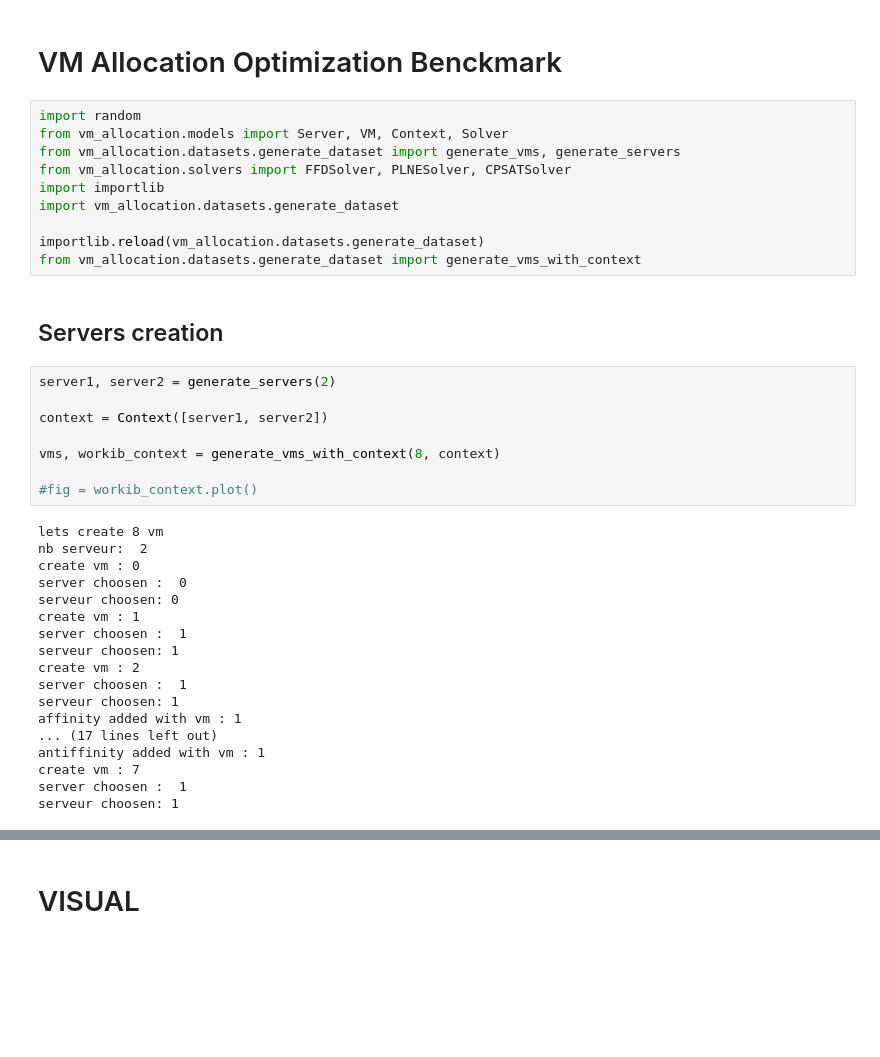
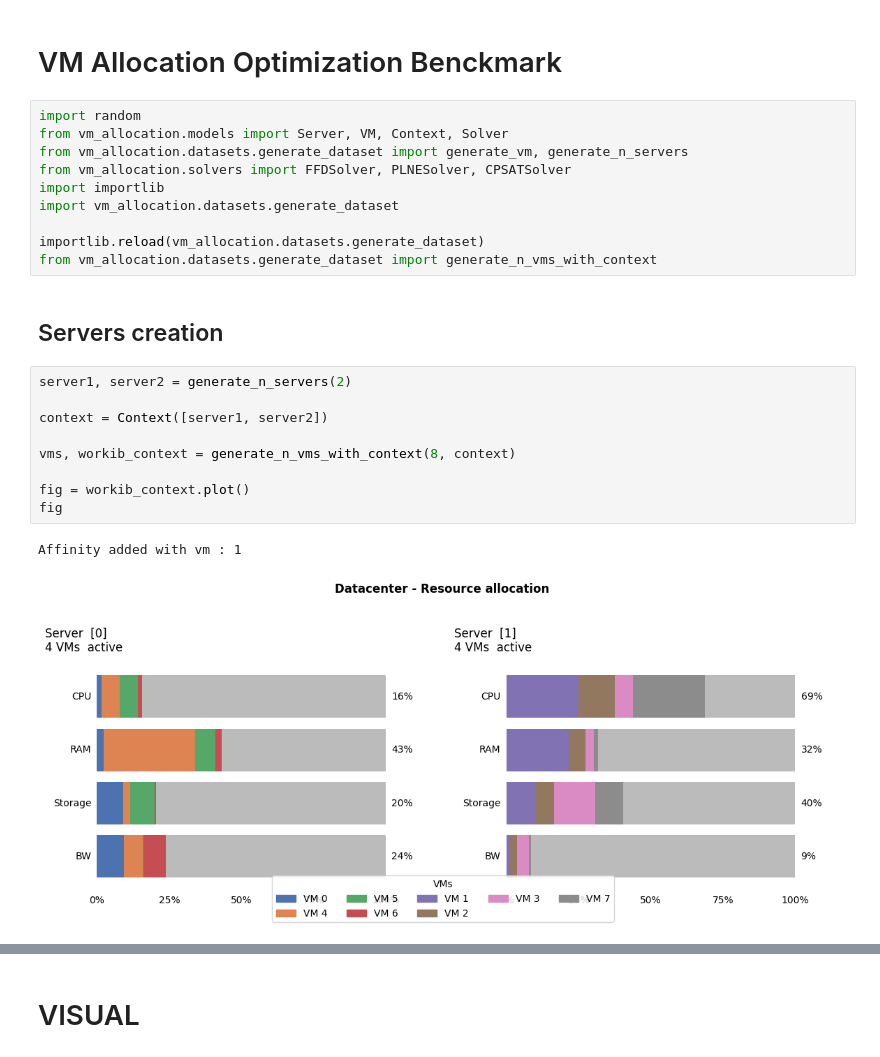
Before and after one commit to jsboigeEpita/2026-Epita-Programmation-par-Contraintes, a Jupyter notebook: d1/notebooks/benckmarck.ipynb, the cells around one changed output, grey strips where cells are left out. Drawn from its saved outputs; the diff is of its cells as text; blank space fills up the shorter version.

Commit message:
fix: id genericity and dataset generation overhaul

```diff
--- a/d1/notebooks/benckmarck.ipynb
+++ b/d1/notebooks/benckmarck.ipynb
@@ -3,41 +3,27 @@
 # %%
 import random
 from vm_allocation.models import Server, VM, Context, Solver
-from vm_allocation.datasets.generate_dataset import generate_vms, generate_servers
+from vm_allocation.datasets.generate_dataset import generate_vm, generate_n_servers
 from vm_allocation.solvers import FFDSolver, PLNESolver, CPSATSolver
 import importlib
 import vm_allocation.datasets.generate_dataset
 
 importlib.reload(vm_allocation.datasets.generate_dataset)
-from vm_allocation.datasets.generate_dataset import generate_vms_with_context
+from vm_allocation.datasets.generate_dataset import generate_n_vms_with_context
 # %% [markdown]
 ## Servers creation
 # %%
-server1, server2 = generate_servers(2)
+server1, server2 = generate_n_servers(2)
 
 context = Context([server1, server2])
 
-vms, workib_context = generate_vms_with_context(8, context)
+vms, workib_context = generate_n_vms_with_context(8, context)
 
-#fig = workib_context.plot()
+fig = workib_context.plot()
+fig
 # %% [output]
-lets create 8 vm
-nb serveur:  2
-create vm : 0
-server choosen :  0
-serveur choosen: 0
-create vm : 1
-server choosen :  1
-serveur choosen: 1
-create vm : 2
-server choosen :  1
-serveur choosen: 1
-affinity added with vm : 1
-... (17 lines left out)
-antiffinity added with vm : 1
-create vm : 7
-server choosen :  1
-serveur choosen: 1
+Affinity added with vm : 1
+[figure, added]
 # %%
 print(workib_context)
 # %% [output]
```
Also changed, not shown: parts of 3 cells of this notebook, 8 other files.
